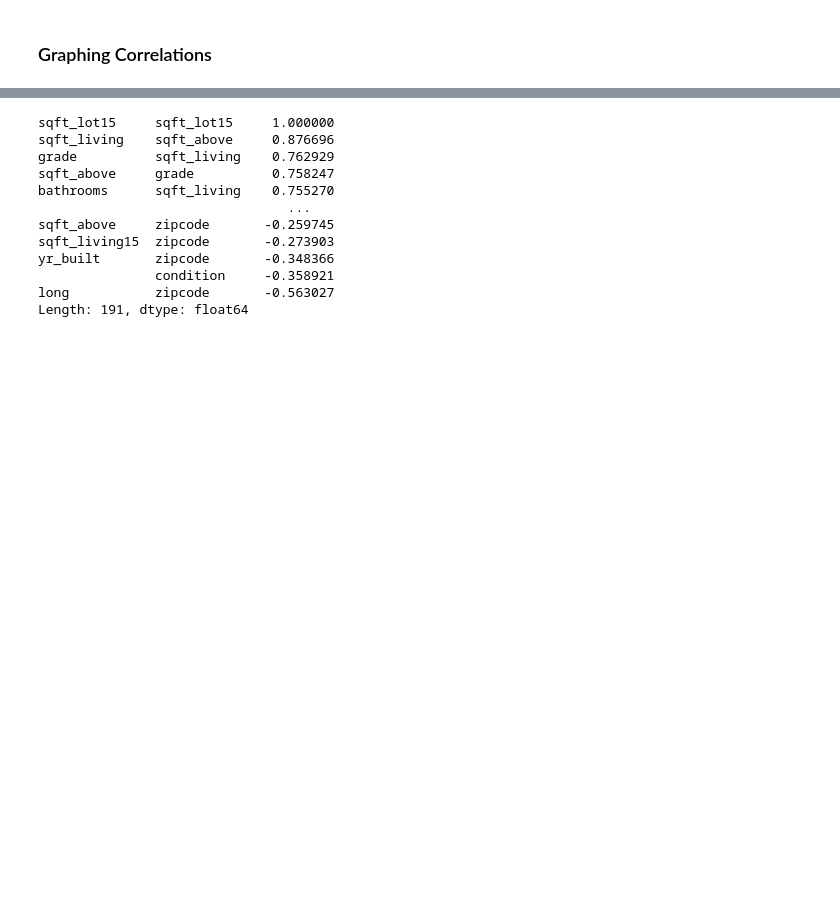
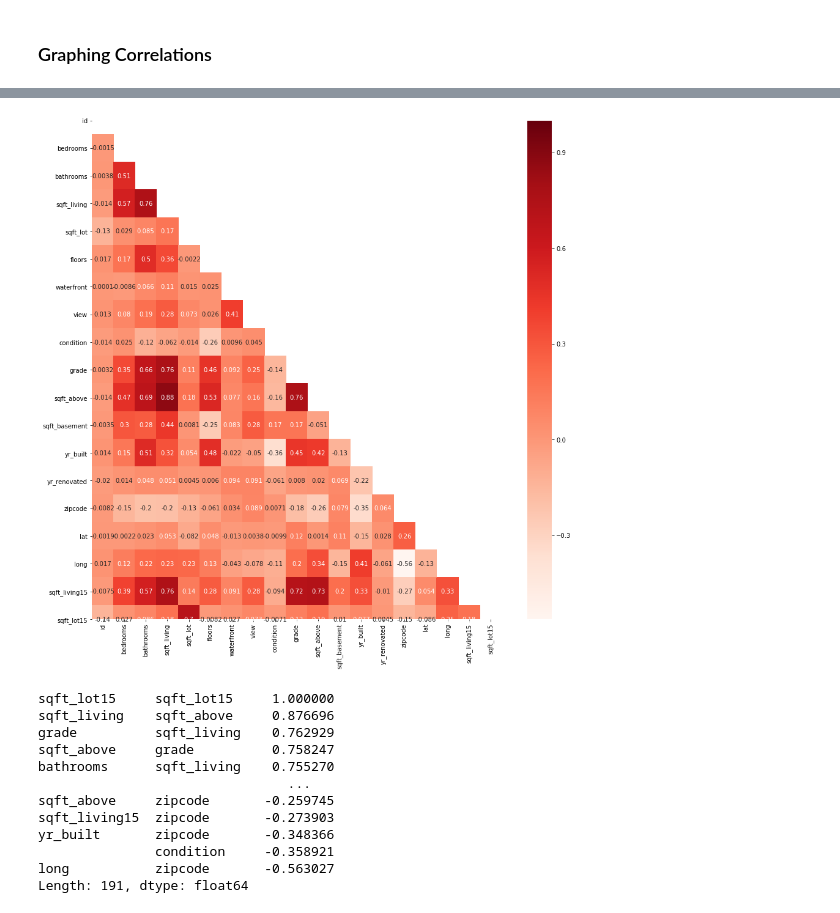
Before and after one commit to BenJMcCarty/Workbooks, a Jupyter notebook: P2_Project/Project_2_Workbook.ipynb, the cells around one changed output, grey strips where cells are left out. Saved outputs shown, nothing was run; the diff lists cells and outputs as text; code cells hidden in the pictures; blank space fills up the shorter version.

Commit message:
Updated correlations

```diff
--- a/P2_Project/Project_2_Workbook.ipynb
+++ b/P2_Project/Project_2_Workbook.ipynb
@@ -161,0 +137,6 @@ ValueError: unconverted data remains: T000000
+# %%
+# Convert to datetime and sort
+
+df['date'] = pd.to_datetime(df['date'], format='%Y%m%d')
+df['date'] = df['date'].sort_values()
+df['date']
@@ -202,0 +160,4 @@ corr.style.background_gradient(cmap='coolwarm')
+# %%
+## Get the correlation matrix for the data (without the target)
+corr = df.drop('price',axis=1).corr()
+corr.round(2)
@@ -203,3 +182,18 @@ corr.style.background_gradient(cmap='coolwarm')
+# %%
+def multiplot(df,figsize=(15,15),cmap="Reds"):
+
+    corr = df.corr()
+    mask = np.zeros_like(corr)
+    mask[np.triu_indices_from(mask)] = True
+
+    fig, ax = plt.subplots(figsize=figsize)
+    sns.heatmap(corr, annot=True,cmap="Reds",mask=mask)
+    return fig, ax
+
+
+multiplot(df.drop('price',axis=1));
+# %% [output]
+[figure, added]
 # %%
 # Correlation results ignorming (most) duplicate values
 df_corr_results = df.corr().unstack().sort_values(ascending=False).drop_duplicates()
```
Also changed, not shown: parts of 11 cells of this notebook.
